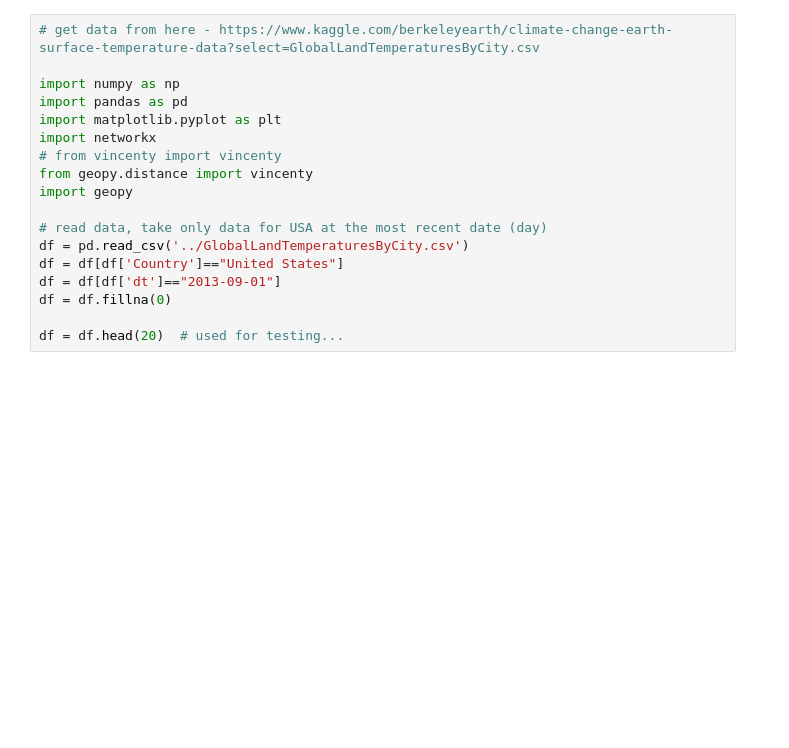
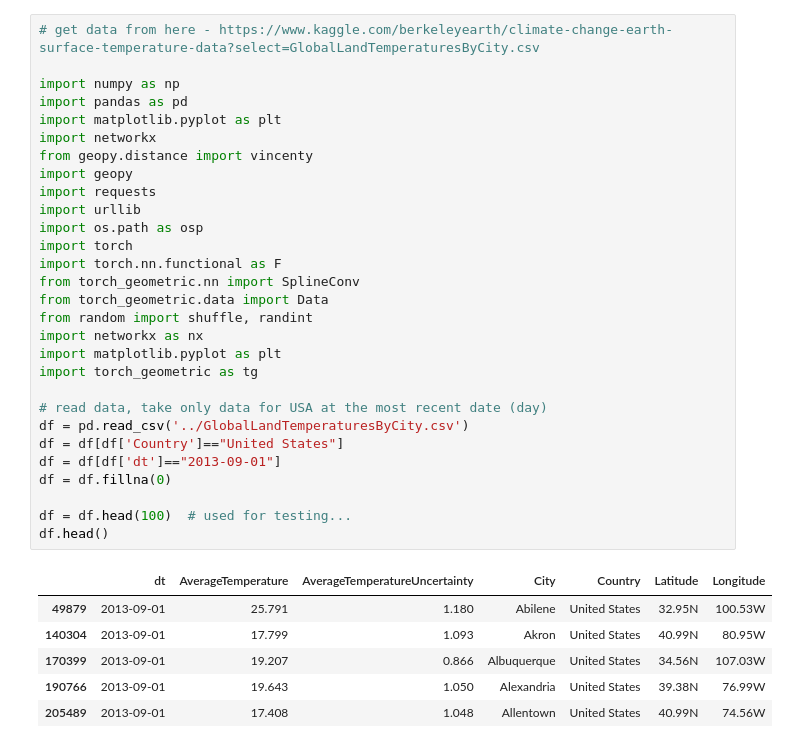
Before and after one commit to asafkar/weather_predict, a Jupyter notebook: weather.ipynb, the cells around one changed output. Saved outputs shown, nothing was run; the diff lists cells and outputs as text; blank space fills up the shorter version.

```diff
--- a/weather.ipynb
+++ b/weather.ipynb
@@ -25,18 +44,36 @@ Successfully installed geographiclib-1.50 geopy-1.22.0
 # %%
 # get data from here - https://www.kaggle.com/berkeleyearth/climate-change-earth-surface-temperature-data?select=GlobalLandTemperaturesByCity.csv
 
 import numpy as np
 import pandas as pd
 import matplotlib.pyplot as plt
 import networkx
-# from vincenty import vincenty
 from geopy.distance import vincenty
 import geopy
+import requests
+import urllib
+import os.path as osp
+import torch
+import torch.nn.functional as F
+from torch_geometric.nn import SplineConv
+from torch_geometric.data import Data
+from random import shuffle, randint
+import networkx as nx
+import matplotlib.pyplot as plt
+import torch_geometric as tg
 
 # read data, take only data for USA at the most recent date (day)
 df = pd.read_csv('../GlobalLandTemperaturesByCity.csv')
 df = df[df['Country']=="United States"]
 df = df[df['dt']=="2013-09-01"]
 df = df.fillna(0)
 
-df = df.head(20)  # used for testing...
+df = df.head(100)  # used for testing...
+df.head()
+# %% [output]
+|  | dt | AverageTemperature | AverageTemperatureUncertainty | City | Country | Latitude | Longitude |
+| 49879 | 2013-09-01 | 25.791 | 1.180 | Abilene | United States | 32.95N | 100.53W |
+| 140304 | 2013-09-01 | 17.799 | 1.093 | Akron | United States | 40.99N | 80.95W |
+| 170399 | 2013-09-01 | 19.207 | 0.866 | Albuquerque | United States | 34.56N | 107.03W |
+| 190766 | 2013-09-01 | 19.643 | 1.050 | Alexandria | United States | 39.38N | 76.99W |
+| 205489 | 2013-09-01 | 17.408 | 1.048 | Allentown | United States | 40.99N | 74.56W |
```
Also changed, not shown: parts of 15 cells of this notebook.
